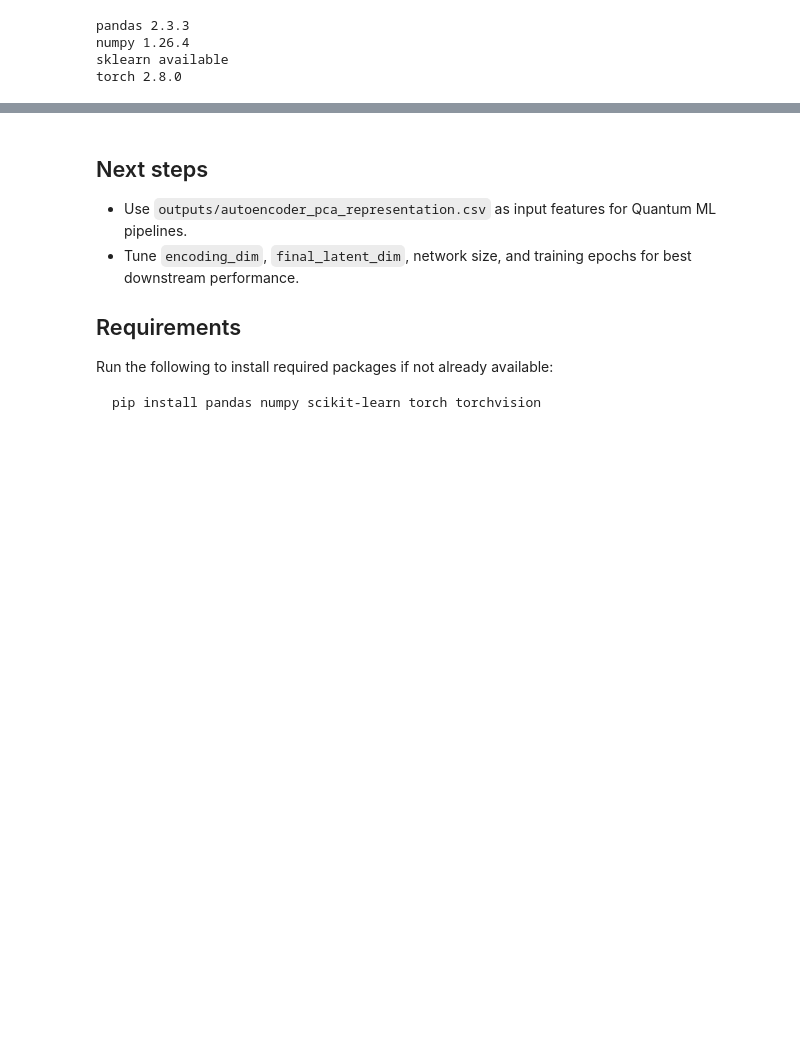
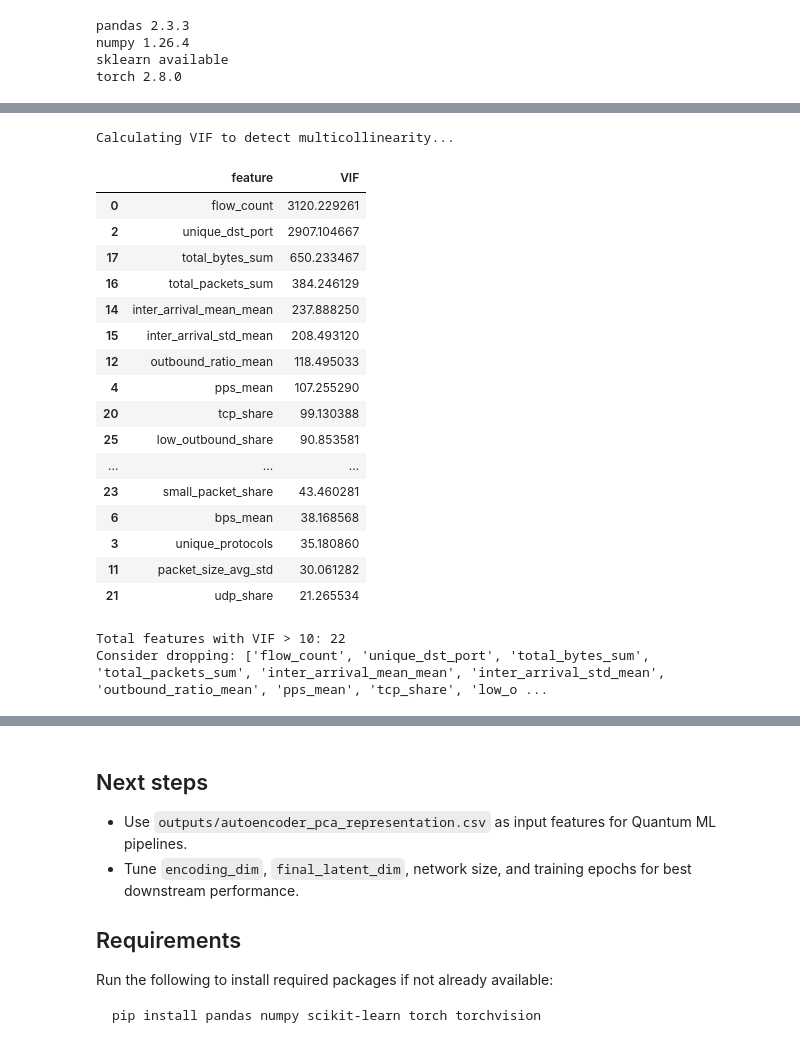
Before and after one commit to supermarine45/4BE, a Jupyter notebook: QCentroid - ETH Hackathon 2026/autoencoder_pca_qml_preprocessing.ipynb, the cells around one changed output, grey strips where cells are left out. Saved outputs shown, nothing was run; the diff lists cells and outputs as text; code cells hidden in the pictures; blank space fills up the shorter version.

```diff
--- a/QCentroid - ETH Hackathon 2026/autoencoder_pca_qml_preprocessing.ipynb
+++ b/QCentroid - ETH Hackathon 2026/autoencoder_pca_qml_preprocessing.ipynb
@@ -56,0 +52,45 @@ Loaded outputs/classical_qi_predictions_all_splits.csv
+# %%
+from statsmodels.stats.outliers_influence import variance_inflation_factor
+
+# Multicollinearity test using VIF (Variance Inflation Factor)
+print("Calculating VIF to detect multicollinearity...")
+
+numeric_df = df.select_dtypes(include=[np.number]).dropna() # VIF cannot handle NaNs
+vif_data = pd.DataFrame()
+vif_data["feature"] = numeric_df.columns
+
+# Calculate VIF for each feature
+# Warning: If the dataset is huge or has many columns, this can take a moment.
+vif_data["VIF"] = [variance_inflation_factor(numeric_df.values, i) for i in range(len(numeric_df.columns))]
+
+# Sort by VIF descending
+vif_data = vif_data.sort_values(by="VIF", ascending=False)
+display(vif_data.head(20)) # Display top 20 problematic features
+
+# Generally, a VIF > 10 indicates high multicollinearity
+correlated_cols_to_drop = vif_data[vif_data["VIF"] > 10]["feature"].tolist()
+
+print(f"Total features with VIF > 10: {len(correlated_cols_to_drop)}")
+if correlated_cols_to_drop:
+    print("Consider dropping:", correlated_cols_to_drop)
+# %% [output]
+Calculating VIF to detect multicollinearity...
+|  | feature | VIF |
+| 0 | flow_count | 3120.229261 |
+| 2 | unique_dst_port | 2907.104667 |
+| 17 | total_bytes_sum | 650.233467 |
+| 16 | total_packets_sum | 384.246129 |
+| 14 | inter_arrival_mean_mean | 237.888250 |
+| 15 | inter_arrival_std_mean | 208.493120 |
+| 12 | outbound_ratio_mean | 118.495033 |
+| 4 | pps_mean | 107.255290 |
+| 20 | tcp_share | 99.130388 |
+| 25 | low_outbound_share | 90.853581 |
+| ... | ... | ... |
+| 23 | small_packet_share | 43.460281 |
+| 6 | bps_mean | 38.168568 |
+| 3 | unique_protocols | 35.180860 |
+| 11 | packet_size_avg_std | 30.061282 |
+| 21 | udp_share | 21.265534 |
+Total features with VIF > 10: 22
+Consider dropping: ['flow_count', 'unique_dst_port', 'total_bytes_sum', 'total_packets_sum', 'inter_arrival_mean_mean', 'inter_arrival_std_mean', 'outbound_ratio_mean', 'pps_mean', 'tcp_share', 'low_o ...
```
Also changed, not shown: parts of 7 cells of this notebook.
